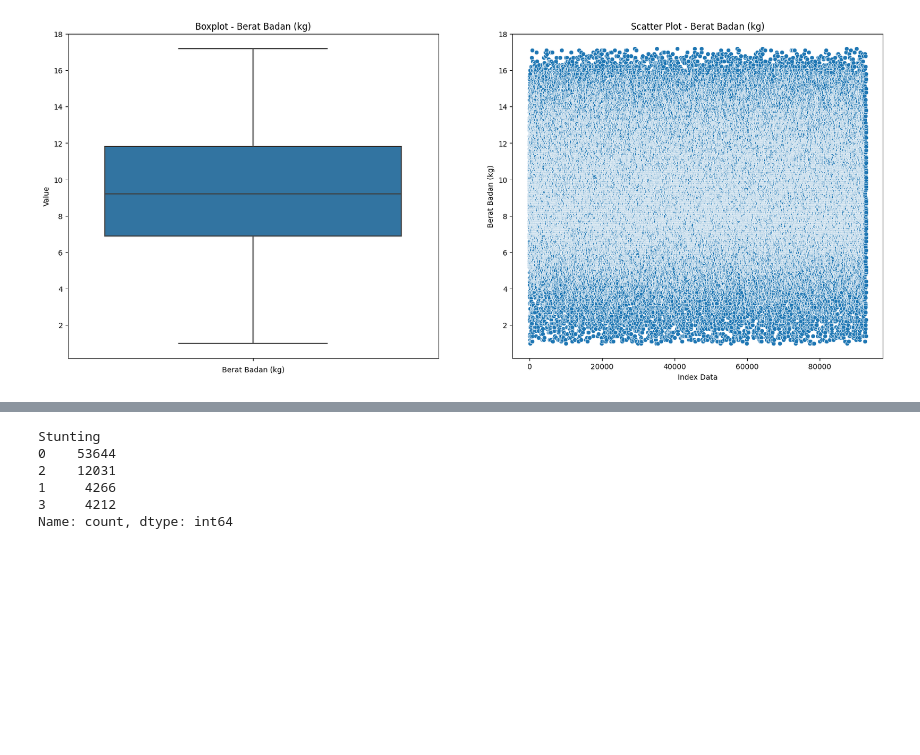
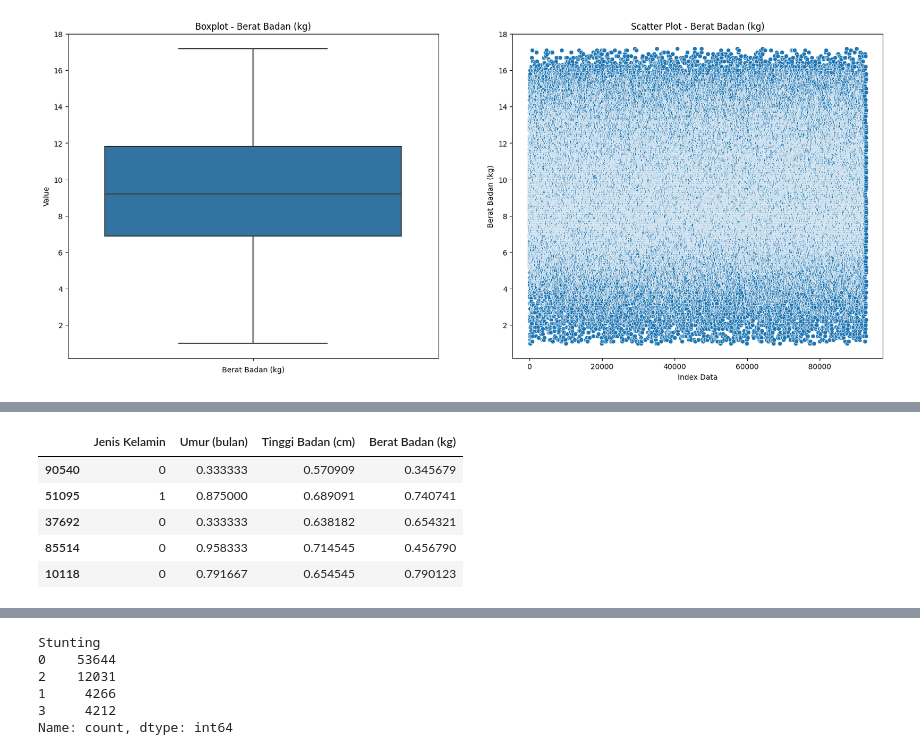
Before and after one commit to viochris/Stunting-prediction-project, a Jupyter notebook: notebooks/stunting-prediction.ipynb, the cells around one changed output, grey strips where cells are left out. Cells and saved outputs as stored; diff of their text form; code cells hidden in the pictures; blank space fills up the shorter version.

```diff
--- a/notebooks/stunting-prediction.ipynb
+++ b/notebooks/stunting-prediction.ipynb
@@ -203 +286,14 @@ plt.show()
 X_train, X_test, y_train, y_test = train_test_split(X, y, test_size=0.2, random_state=42, stratify=y)
+# %%
+scaler = MinMaxScaler()
+
+col = X_train.drop("Jenis Kelamin", axis=1).columns
+X_train[col] = scaler.fit_transform(X_train[col])
+X_train.head()
+# %% [output]
+|  | Jenis Kelamin | Umur (bulan) | Tinggi Badan (cm) | Berat Badan (kg) |
+| 90540 | 0 | 0.333333 | 0.570909 | 0.345679 |
+| 51095 | 1 | 0.875000 | 0.689091 | 0.740741 |
+| 37692 | 0 | 0.333333 | 0.638182 | 0.654321 |
+| 85514 | 0 | 0.958333 | 0.714545 | 0.456790 |
+| 10118 | 0 | 0.791667 | 0.654545 | 0.790123 |
```
Also changed, not shown: parts of 39 cells of this notebook, 3 other files.
